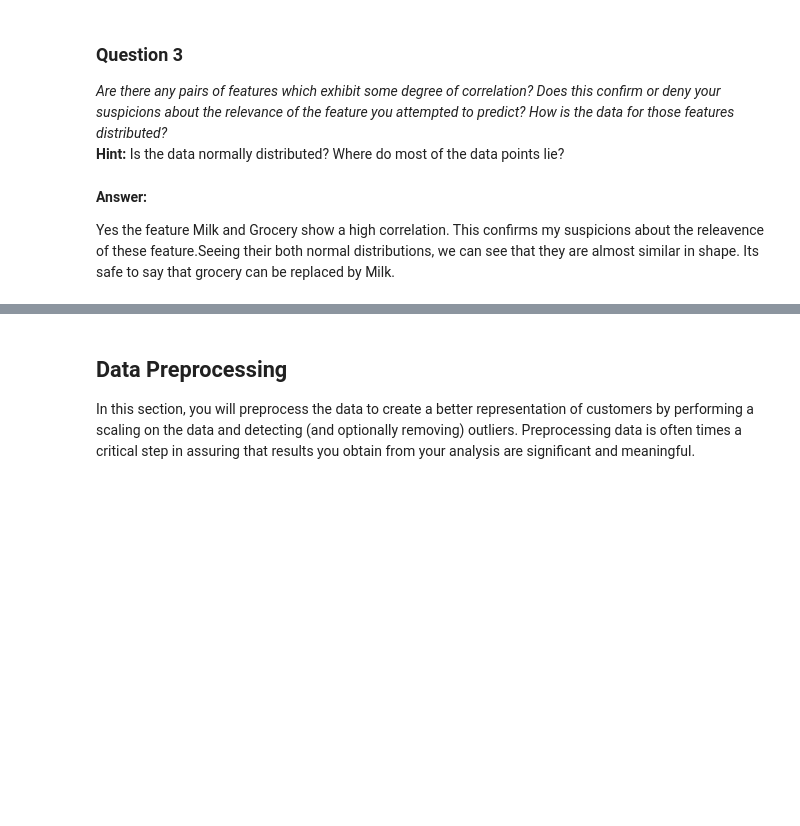
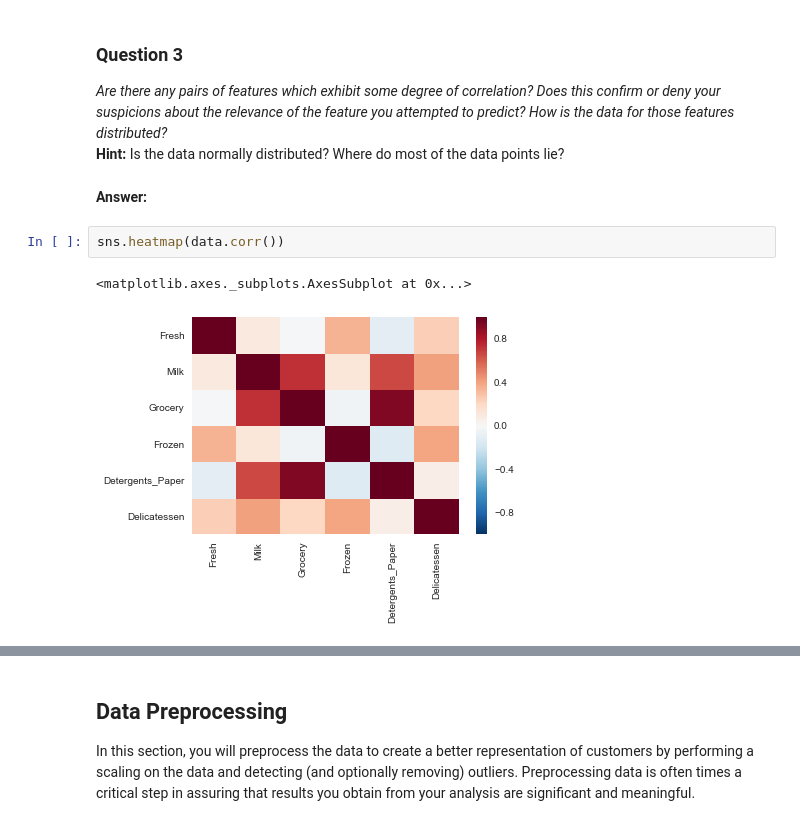
Before and after one commit to namratha2403/customer_segments, a Jupyter notebook: customer_segments.ipynb, the cells around one changed output, grey strips where cells are left out. Drawn from its saved outputs; the diff is of its cells as text; blank space fills up the shorter version.

```diff
--- a/customer_segments.ipynb
+++ b/customer_segments.ipynb
@@ -199,7 +199,10 @@ sns.distplot(data['Milk'])
 ### Question 3
 *Are there any pairs of features which exhibit some degree of correlation? Does this confirm or deny your suspicions about the relevance of the feature you attempted to predict? How is the data for those features distributed?*
 **Hint:** Is the data normally distributed? Where do most of the data points lie?
-# %% [markdown]
-**Answer:**
-
-Yes the feature Milk and Grocery show a high correlation. This confirms my suspicions about the releavence of these feature.Seeing their both normal distributions, we can see that they are almost similar in shape. Its safe to say that grocery can be replaced by Milk.
+# %% [markdown]
+**Answer:**
+# %%
+sns.heatmap(data.corr())
+# %% [output]
+<matplotlib.axes._subplots.AxesSubplot at 0x...>
+[figure, added]
```
Also changed, not shown: parts of 14 cells of this notebook, 1 other file.
